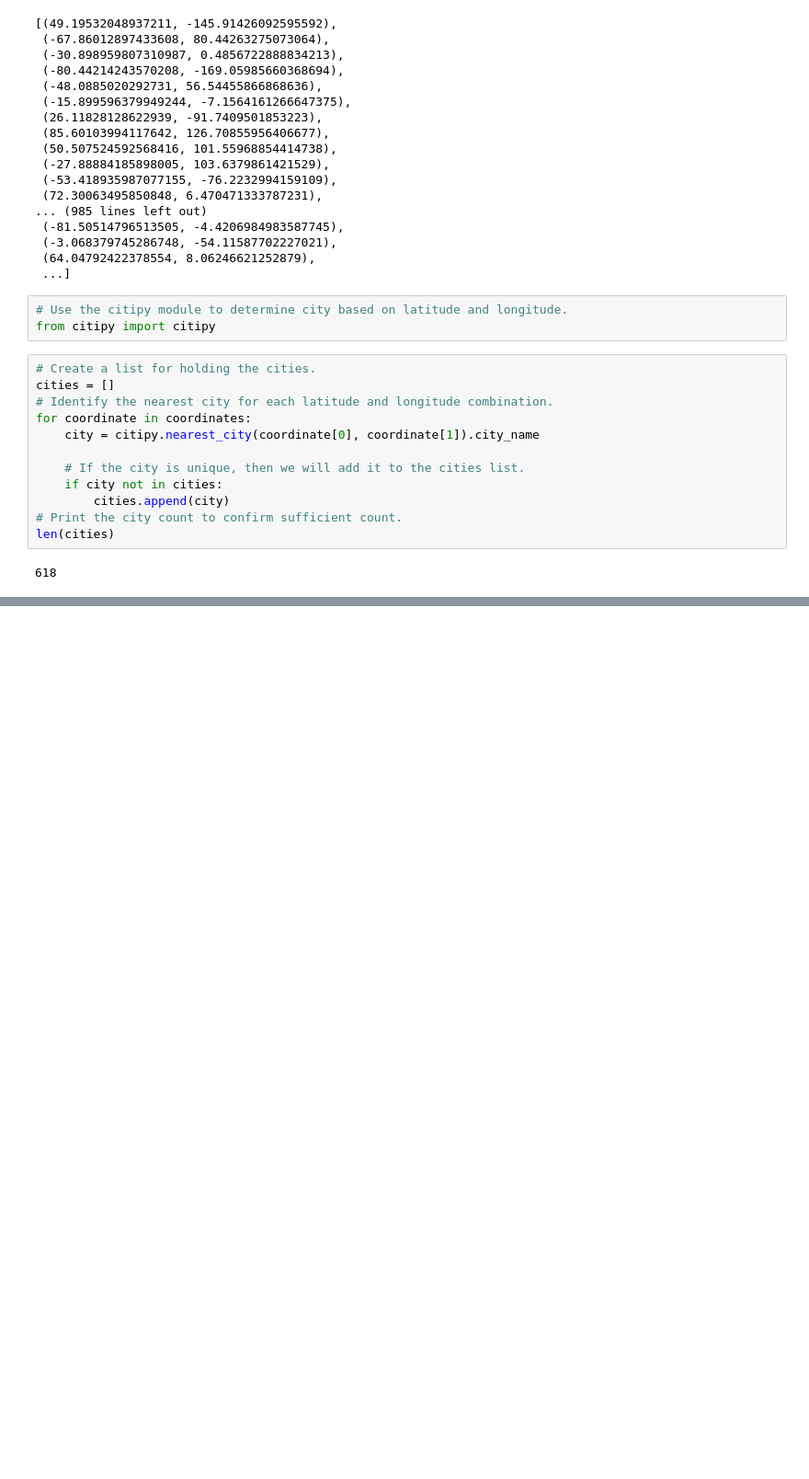
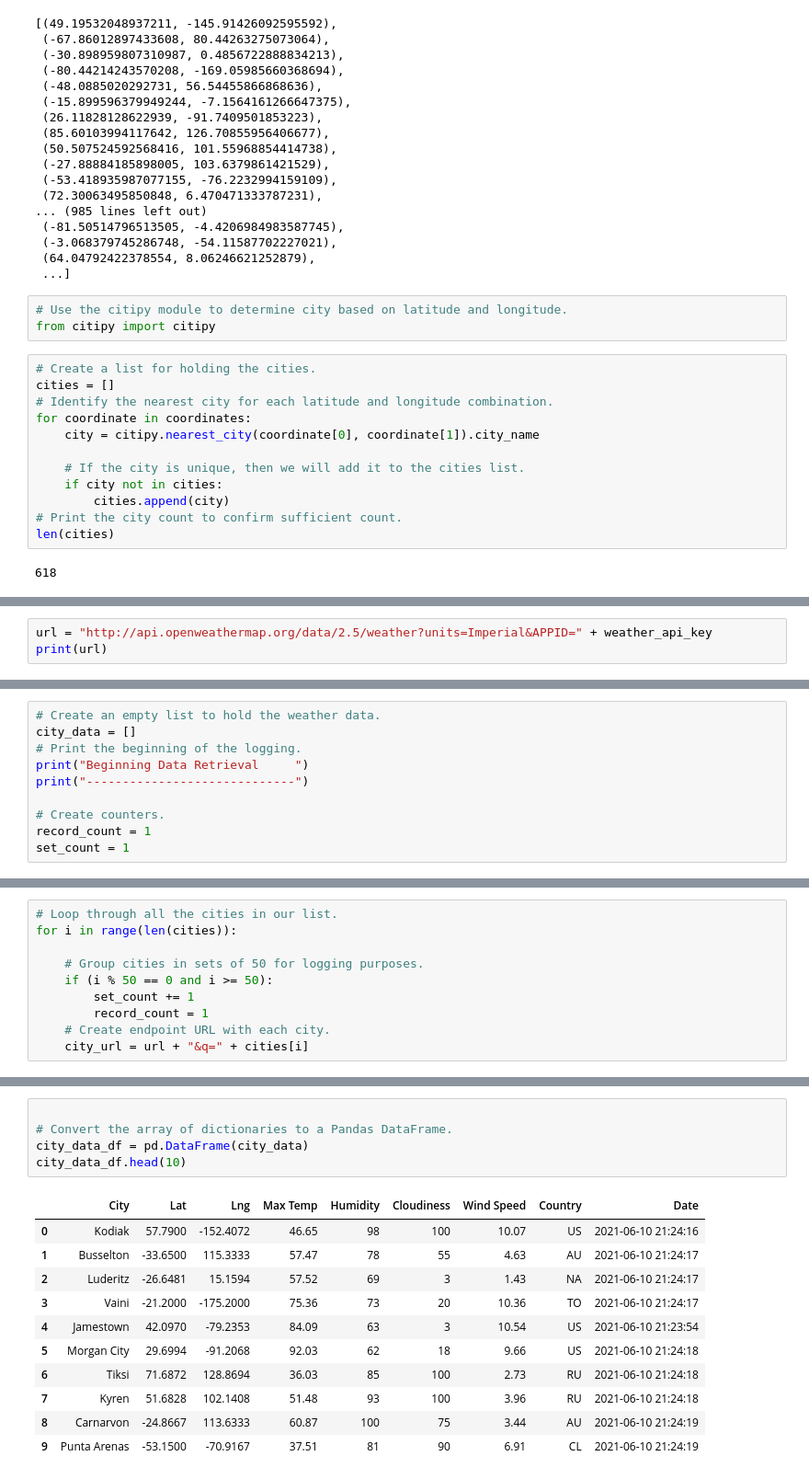
Before and after one commit to clminter/World_Weather_Analysis, a Jupyter notebook: WeatherPy.ipynb, the cells around one changed output, grey strips where cells are left out. Shown: that part at 92% size. Cells and saved outputs as stored; diff of their text form; blank space fills up the shorter version.

Commit message:
Updated WeatherPy and gitignore.

```diff
--- a/WeatherPy.ipynb
+++ b/WeatherPy.ipynb
@@ -53,0 +60,3 @@ len(cities)
+# %%
+url = "http://api.openweathermap.org/data/2.5/weather?units=Imperial&APPID=" + weather_api_key
+print(url)
@@ -53,0 +68,10 @@ len(cities)
+# %%
+# Create an empty list to hold the weather data.
+city_data = []
+# Print the beginning of the logging.
+print("Beginning Data Retrieval     ")
+print("-----------------------------")
+
+# Create counters.
+record_count = 1
+set_count = 1
@@ -53,0 +81,10 @@ len(cities)
+# %%
+# Loop through all the cities in our list.
+for i in range(len(cities)):
+
+    # Group cities in sets of 50 for logging purposes.
+    if (i % 50 == 0 and i >= 50):
+        set_count += 1
+        record_count = 1
+    # Create endpoint URL with each city.
+    city_url = url + "&q=" + cities[i]
@@ -53,0 +158,17 @@ len(cities)
+# %%
+
+# Convert the array of dictionaries to a Pandas DataFrame.
+city_data_df = pd.DataFrame(city_data)
+city_data_df.head(10)
+# %% [output]
+|  | City | Lat | Lng | Max Temp | Humidity | Cloudiness | Wind Speed | Country | Date |
+| 0 | Kodiak | 57.7900 | -152.4072 | 46.65 | 98 | 100 | 10.07 | US | 2021-06-10 21:24:16 |
+| 1 | Busselton | -33.6500 | 115.3333 | 57.47 | 78 | 55 | 4.63 | AU | 2021-06-10 21:24:17 |
+| 2 | Luderitz | -26.6481 | 15.1594 | 57.52 | 69 | 3 | 1.43 | NA | 2021-06-10 21:24:17 |
+| 3 | Vaini | -21.2000 | -175.2000 | 75.36 | 73 | 20 | 10.36 | TO | 2021-06-10 21:24:17 |
+| 4 | Jamestown | 42.0970 | -79.2353 | 84.09 | 63 | 3 | 10.54 | US | 2021-06-10 21:23:54 |
+| 5 | Morgan City | 29.6994 | -91.2068 | 92.03 | 62 | 18 | 9.66 | US | 2021-06-10 21:24:18 |
+| 6 | Tiksi | 71.6872 | 128.8694 | 36.03 | 85 | 100 | 2.73 | RU | 2021-06-10 21:24:18 |
+| 7 | Kyren | 51.6828 | 102.1408 | 51.48 | 93 | 100 | 3.96 | RU | 2021-06-10 21:24:18 |
+| 8 | Carnarvon | -24.8667 | 113.6333 | 60.87 | 100 | 75 | 3.44 | AU | 2021-06-10 21:24:19 |
+| 9 | Punta Arenas | -53.1500 | -70.9167 | 37.51 | 81 | 90 | 6.91 | CL | 2021-06-10 21:24:19 |
```
Also changed, not shown: parts of 7 cells of this notebook, 4 other files.
